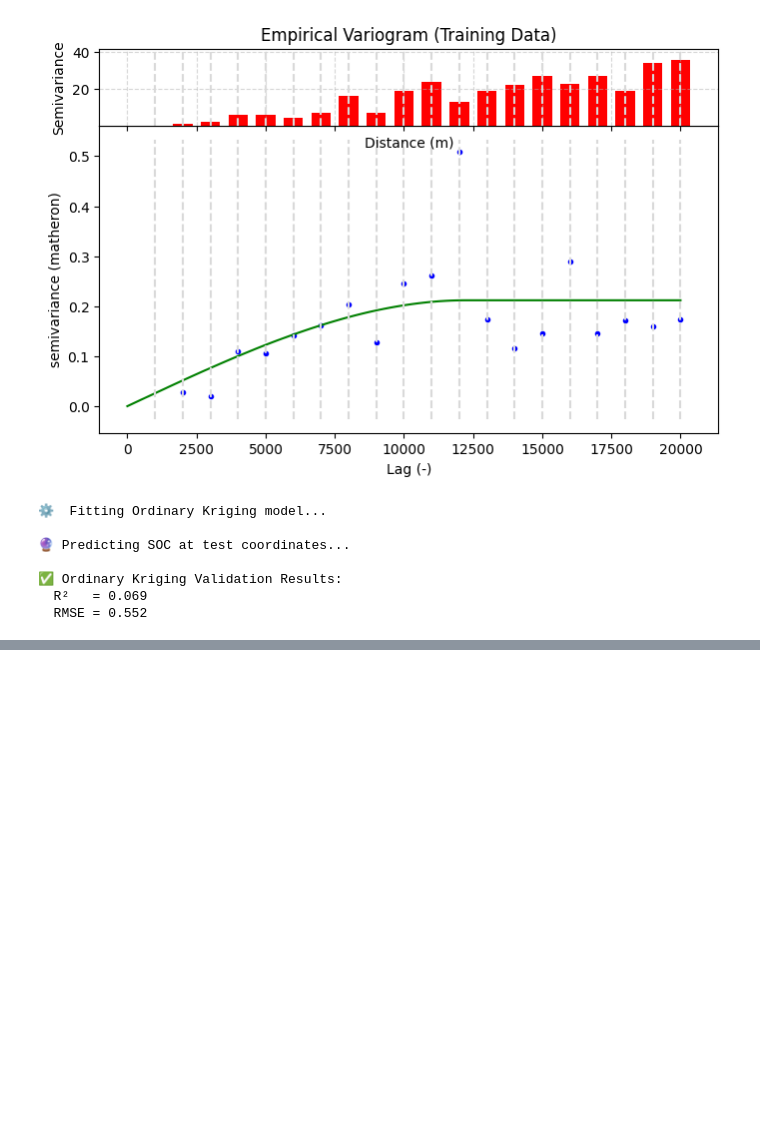
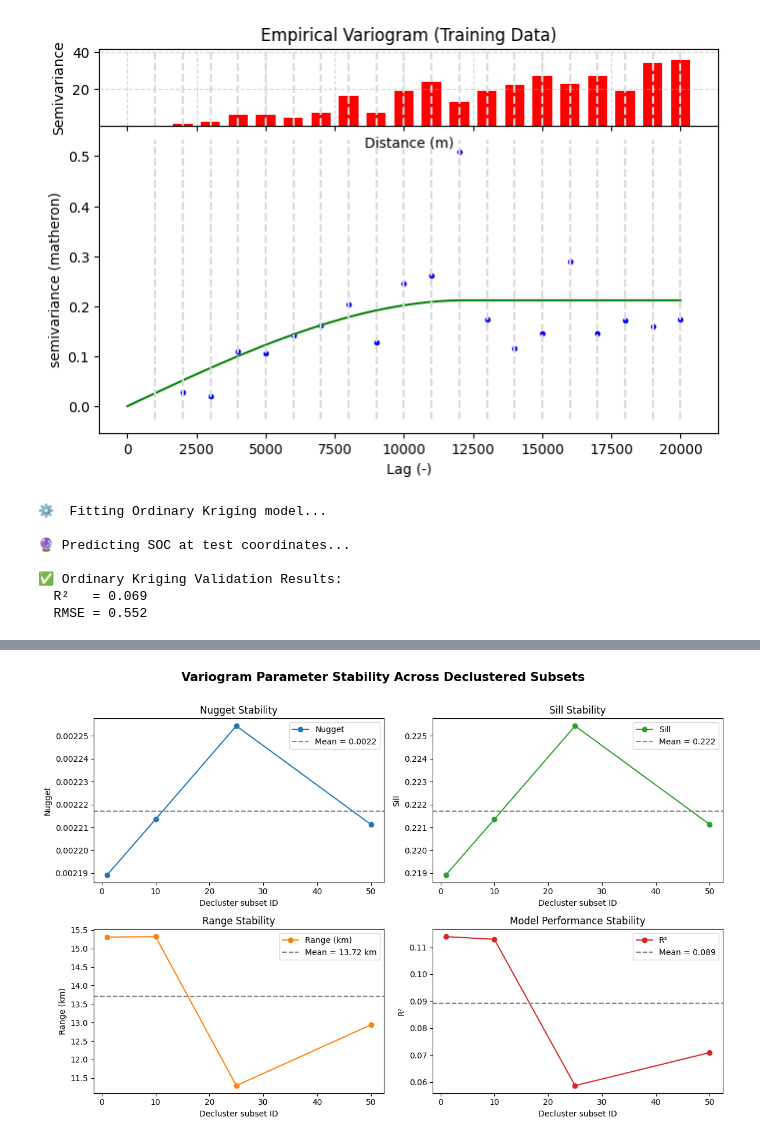
Before and after one commit to inesschwartz/ThesisSoilAngola, a Jupyter notebook: model/OK.ipynb, the cells around one changed output, grey strips where cells are left out. Saved outputs shown, nothing was run; the diff lists cells and outputs as text; code cells hidden in the pictures; blank space fills up the shorter version.

```diff
--- a/model/OK.ipynb
+++ b/model/OK.ipynb
@@ -155,0 +501,66 @@ Training samples: 503, Test samples: 126
+# %%
+## visualize
+
+# =========================================================
+# STEP — Variogram stability visualization
+# =========================================================
+
+import pandas as pd
+import matplotlib.pyplot as plt
+
+# --- Load results ---
+results_path = "/Users/inesschwartz/Desktop/model/ok_variogram_stability.csv"
+df = pd.read_csv(results_path)
+
+# --- Compute means for reference lines ---
+means = {
+    'nugget': df['nugget'].mean(),
+    'sill': df['sill'].mean(),
+    'range': df['range'].mean(),
+    'R2': df['R2'].mean()
+}
+
+# --- Plot setup ---
+plt.figure(figsize=(12, 8))
+plt.suptitle("Variogram Parameter Stability Across Declustered Subsets", fontsize=15, fontweight='bold')
+
+# --- Nugget ---
+plt.subplot(2, 2, 1)
+plt.plot(df['subset'], df['nugget'], marker='o', color='tab:blue', label='Nugget')
+plt.axhline(means['nugget'], color='gray', linestyle='--', label=f"Mean = {means['nugget']:.4f}")
+plt.xlabel("Decluster subset ID")
+plt.ylabel("Nugget")
+plt.title("Nugget Stability")
+plt.legend()
+
+# --- Sill ---
+plt.subplot(2, 2, 2)
+plt.plot(df['subset'], df['sill'], marker='o', color='tab:green', label='Sill')
+plt.axhline(means['sill'], color='gray', linestyle='--', label=f"Mean = {means['sill']:.3f}")
+plt.xlabel("Decluster subset ID")
+plt.ylabel("Sill")
+plt.title("Sill Stability")
+plt.legend()
+
+# --- Range ---
+plt.subplot(2, 2, 3)
+plt.plot(df['subset'], df['range'] / 1000, marker='o', color='tab:orange', label='Range (km)')
+plt.axhline(means['range'] / 1000, color='gray', linestyle='--', label=f"Mean = {means['range']/1000:.2f} km")
+plt.xlabel("Decluster subset ID")
+plt.ylabel("Range (km)")
+plt.title("Range Stability")
+plt.legend()
+
+# --- R² ---
+plt.subplot(2, 2, 4)
+plt.plot(df['subset'], df['R2'], marker='o', color='tab:red', label='R²')
+plt.axhline(means['R2'], color='gray', linestyle='--', label=f"Mean = {means['R2']:.3f}")
+plt.xlabel("Decluster subset ID")
+plt.ylabel("R²")
+plt.title("Model Performance Stability")
+plt.legend()
+
+plt.tight_layout(rect=[0, 0, 1, 0.97])
+plt.show()
+# %% [output]
+[figure, added]
```
Also changed, not shown: parts of 8 cells of this notebook, 32 other files.
